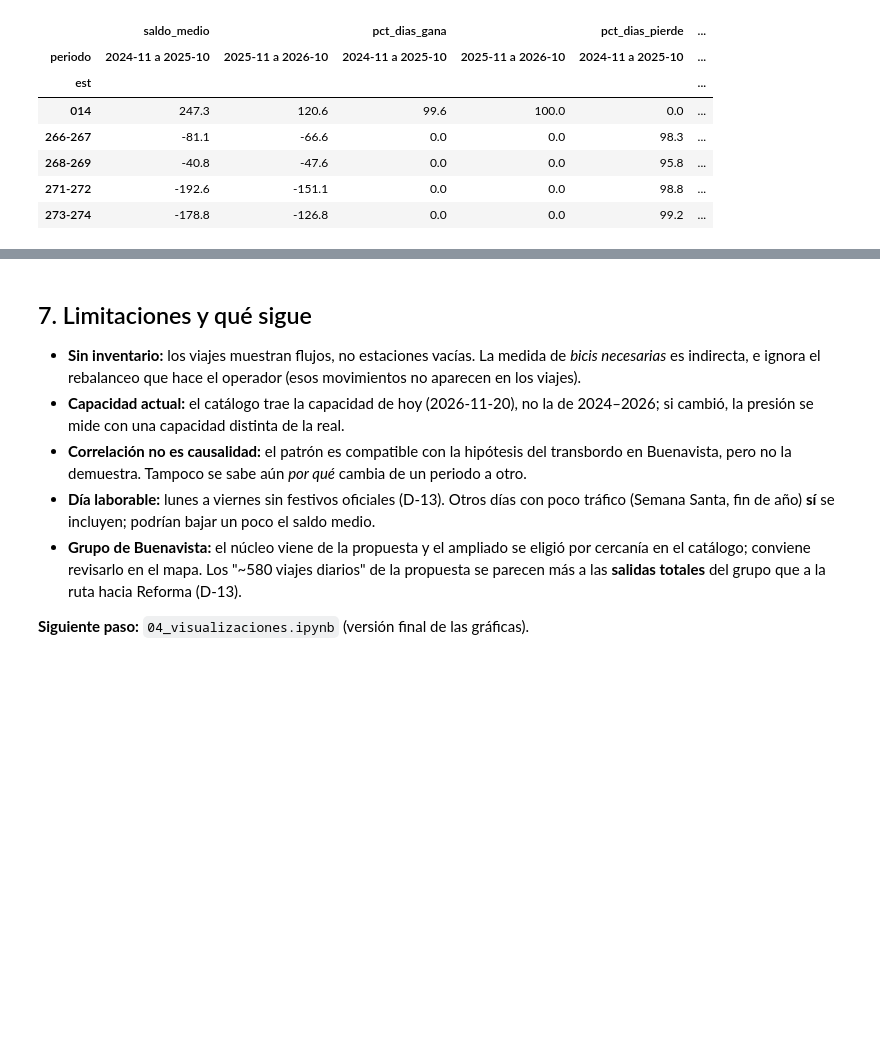
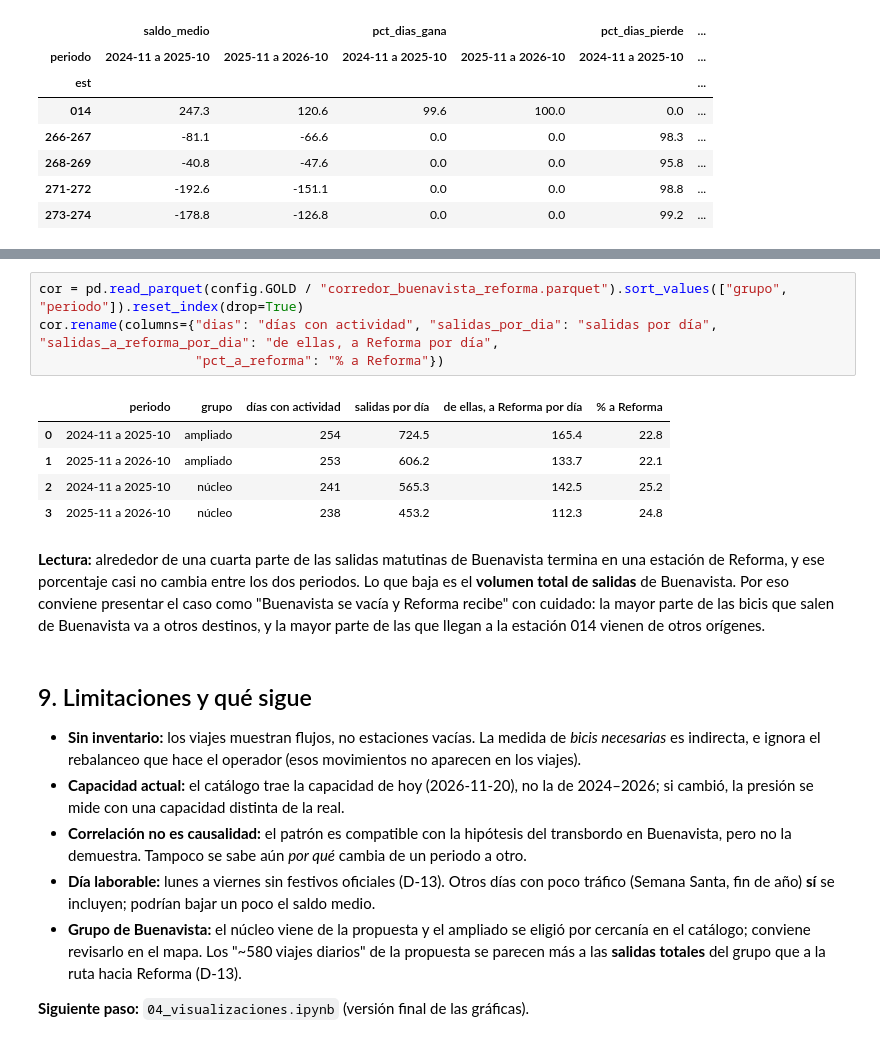
Before and after one commit to jcarlosmhmx/ecobici-ciencia-de-datos, a Jupyter notebook: notebooks/03_analisis.ipynb, the cells around one changed output, grey strips where cells are left out. Drawn from its saved outputs; the diff is of its cells as text; blank space fills up the shorter version.

```diff
--- a/notebooks/03_analisis.ipynb
+++ b/notebooks/03_analisis.ipynb
@@ -240,5 +336,17 @@ clave_all.pivot(index="est", columns="periodo", values=["saldo_medio", "pct_dias
+# %%
+cor = pd.read_parquet(config.GOLD / "corredor_buenavista_reforma.parquet").sort_values(["grupo", "periodo"]).reset_index(drop=True)
+cor.rename(columns={"dias": "días con actividad", "salidas_por_dia": "salidas por día", "salidas_a_reforma_por_dia": "de ellas, a Reforma por día",
+                    "pct_a_reforma": "% a Reforma"})
+# %% [output]
+|  | periodo | grupo | días con actividad | salidas por día | de ellas, a Reforma por día | % a Reforma |
+| 0 | 2024-11 a 2025-10 | ampliado | 254 | 724.5 | 165.4 | 22.8 |
+| 1 | 2025-11 a 2026-10 | ampliado | 253 | 606.2 | 133.7 | 22.1 |
+| 2 | 2024-11 a 2025-10 | núcleo | 241 | 565.3 | 142.5 | 25.2 |
+| 3 | 2025-11 a 2026-10 | núcleo | 238 | 453.2 | 112.3 | 24.8 |
+# %% [markdown]
+**Lectura:** alrededor de una cuarta parte de las salidas matutinas de Buenavista termina en una estación de Reforma, y ese porcentaje casi no cambia entre los dos periodos. Lo que baja es el **volumen total de salidas** de Buenavista. Por eso conviene presentar el caso como "Buenavista se vacía y Reforma recibe" con cuidado: la mayor parte de las bicis que salen de Buenavista va a otros destinos, y la mayor parte de las que llegan a la estación 014 vienen de otros orígenes.
 # %% [markdown]
-## 7. Limitaciones y qué sigue
+## 9. Limitaciones y qué sigue
 
 - **Sin inventario:** los viajes muestran flujos, no estaciones vacías. La medida de *bicis necesarias* es indirecta, e ignora el rebalanceo que hace el operador (esos movimientos no aparecen en los viajes).
 - **Capacidad actual:** el catálogo trae la capacidad de hoy (2026-11-20), no la de 2024–2026; si cambió, la presión se mide con una capacidad distinta de la real.
```
Also changed, not shown: parts of 10 cells of this notebook, 9 other files.
